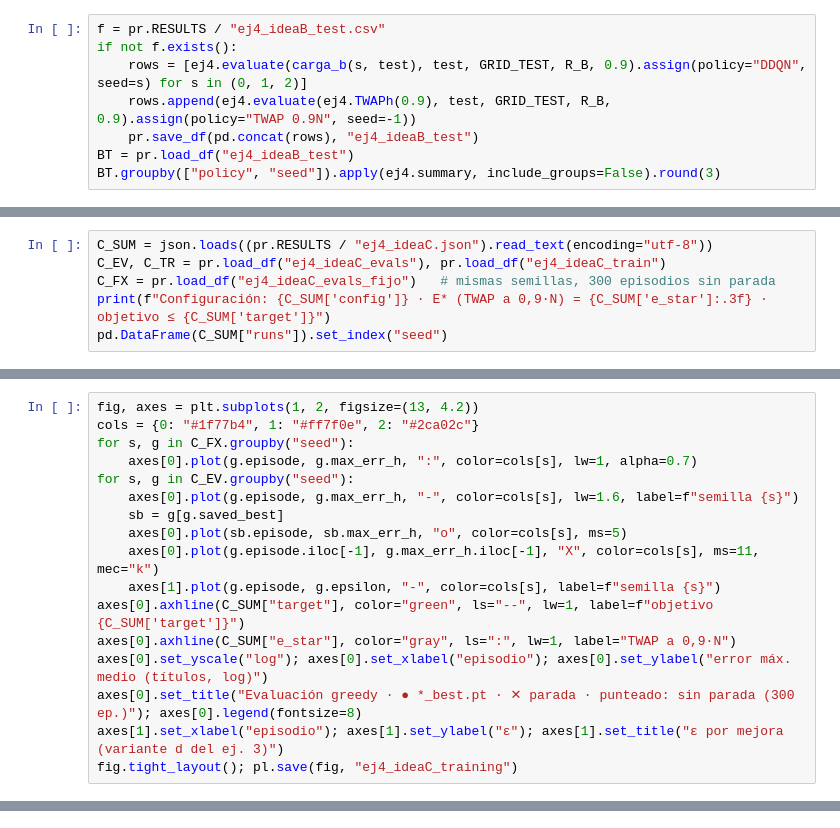
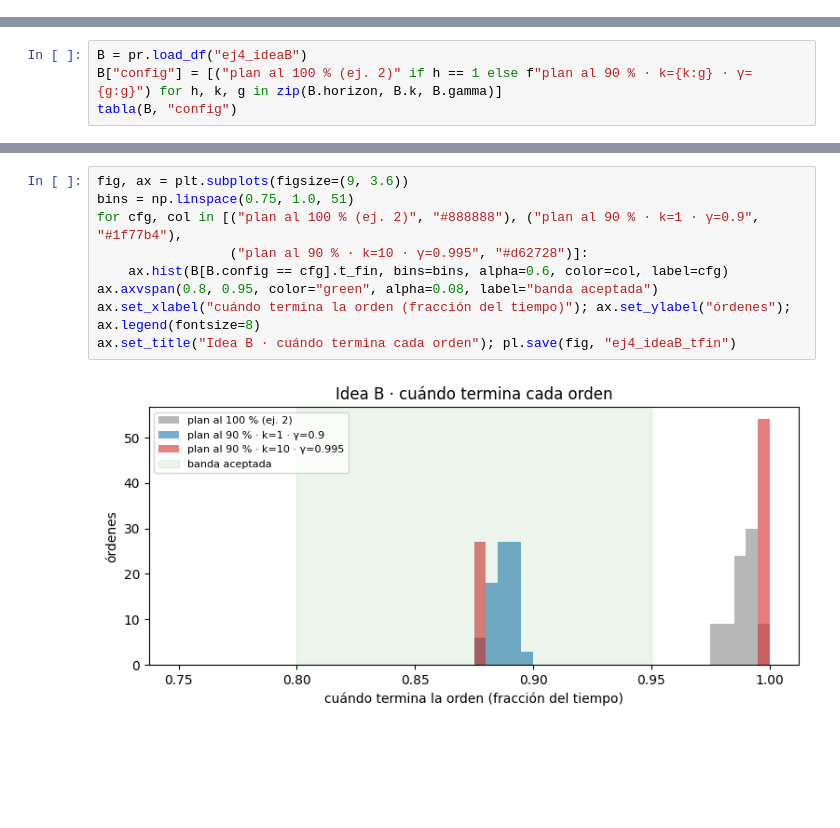
Before and after one commit to Romequinco/rl-execution-agents, a Jupyter notebook: notebooks/ej4_extras.ipynb, the cells around one changed output, grey strips where cells are left out. Drawn from its saved outputs; the diff is of its cells as text; blank space fills up the shorter version.

Commit message:
Ej. 4: notebook simplificado y ejecutado con las ideas A, B y C y los extras; idea C con 5 semillas

```diff
--- a/notebooks/ej4_extras.ipynb
+++ b/notebooks/ej4_extras.ipynb
@@ -286,8 +0,0 @@ y se pueden regenerar con la celda siguiente.
-# %%
-f = pr.RESULTS / "ej4_ideaB_test.csv"
-if not f.exists():
-    rows = [ej4.evaluate(carga_b(s, test), test, GRID_TEST, R_B, 0.9).assign(policy="DDQN", seed=s) for s in (0, 1, 2)]
-    rows.append(ej4.evaluate(ej4.TWAPh(0.9), test, GRID_TEST, R_B, 0.9).assign(policy="TWAP 0.9N", seed=-1))
-    pr.save_df(pd.concat(rows), "ej4_ideaB_test")
-BT = pr.load_df("ej4_ideaB_test")
-BT.groupby(["policy", "seed"]).apply(ej4.summary, include_groups=False).round(3)
@@ -393,6 +0,0 @@ def _evaluate(self):
-# %%
-C_SUM = json.loads((pr.RESULTS / "ej4_ideaC.json").read_text(encoding="utf-8"))
-C_EV, C_TR = pr.load_df("ej4_ideaC_evals"), pr.load_df("ej4_ideaC_train")
-C_FX = pr.load_df("ej4_ideaC_evals_fijo")   # mismas semillas, 300 episodios sin parada
-print(f"Configuración: {C_SUM['config']} · E* (TWAP a 0,9·N) = {C_SUM['e_star']:.3f} · objetivo ≤ {C_SUM['target']}")
-pd.DataFrame(C_SUM["runs"]).set_index("seed")
@@ -406,17 +0,0 @@ Configuración: {'horizon': 0.9, 'k': 1.0, 'gamma': 0.9} · E* (TWAP a 0,9·N) =
-# %%
-fig, axes = plt.subplots(1, 2, figsize=(13, 4.2))
-cols = {0: "#1f77b4", 1: "#ff7f0e", 2: "#2ca02c"}
-for s, g in C_FX.groupby("seed"):
-    axes[0].plot(g.episode, g.max_err_h, ":", color=cols[s], lw=1, alpha=0.7)
-for s, g in C_EV.groupby("seed"):
-    axes[0].plot(g.episode, g.max_err_h, "-", color=cols[s], lw=1.6, label=f"semilla {s}")
-    sb = g[g.saved_best]
-    axes[0].plot(sb.episode, sb.max_err_h, "o", color=cols[s], ms=5)
-    axes[0].plot(g.episode.iloc[-1], g.max_err_h.iloc[-1], "X", color=cols[s], ms=11, mec="k")
-    axes[1].plot(g.episode, g.epsilon, "-", color=cols[s], label=f"semilla {s}")
-axes[0].axhline(C_SUM["target"], color="green", ls="--", lw=1, label=f"objetivo {C_SUM['target']}")
-axes[0].axhline(C_SUM["e_star"], color="gray", ls=":", lw=1, label="TWAP a 0,9·N")
-axes[0].set_yscale("log"); axes[0].set_xlabel("episodio"); axes[0].set_ylabel("error máx. medio (títulos, log)")
-axes[0].set_title("Evaluación greedy · ● *_best.pt · ✕ parada · punteado: sin parada (300 ep.)"); axes[0].legend(fontsize=8)
-axes[1].set_xlabel("episodio"); axes[1].set_ylabel("ε"); axes[1].set_title("ε por mejora (variante d del ej. 3)")
-fig.tight_layout(); pl.save(fig, "ej4_ideaC_training")
@@ -517,0 +103,4 @@ ventaja de precio. Esa es precisamente la idea A, que queda planteada pero sin i
+# %%
+B = pr.load_df("ej4_ideaB")
+B["config"] = [("plan al 100 % (ej. 2)" if h == 1 else f"plan al 90 % · k={k:g} · γ={g:g}") for h, k, g in zip(B.horizon, B.k, B.gamma)]
+tabla(B, "config")
@@ -517,0 +117,11 @@ ventaja de precio. Esa es precisamente la idea A, que queda planteada pero sin i
+# %%
+fig, ax = plt.subplots(figsize=(9, 3.6))
+bins = np.linspace(0.75, 1.0, 51)
+for cfg, col in [("plan al 100 % (ej. 2)", "#888888"), ("plan al 90 % · k=1 · γ=0.9", "#1f77b4"),
+                 ("plan al 90 % · k=10 · γ=0.995", "#d62728")]:
+    ax.hist(B[B.config == cfg].t_fin, bins=bins, alpha=0.6, color=col, label=cfg)
+ax.axvspan(0.8, 0.95, color="green", alpha=0.08, label="banda aceptada")
+ax.set_xlabel("cuándo termina la orden (fracción del tiempo)"); ax.set_ylabel("órdenes"); ax.legend(fontsize=8)
+ax.set_title("Idea B · cuándo termina cada orden"); pl.save(fig, "ej4_ideaB_tfin")
+# %% [output]
+[figure, added]
```
Also changed, not shown: parts of 52 cells of this notebook, 14 other files.
